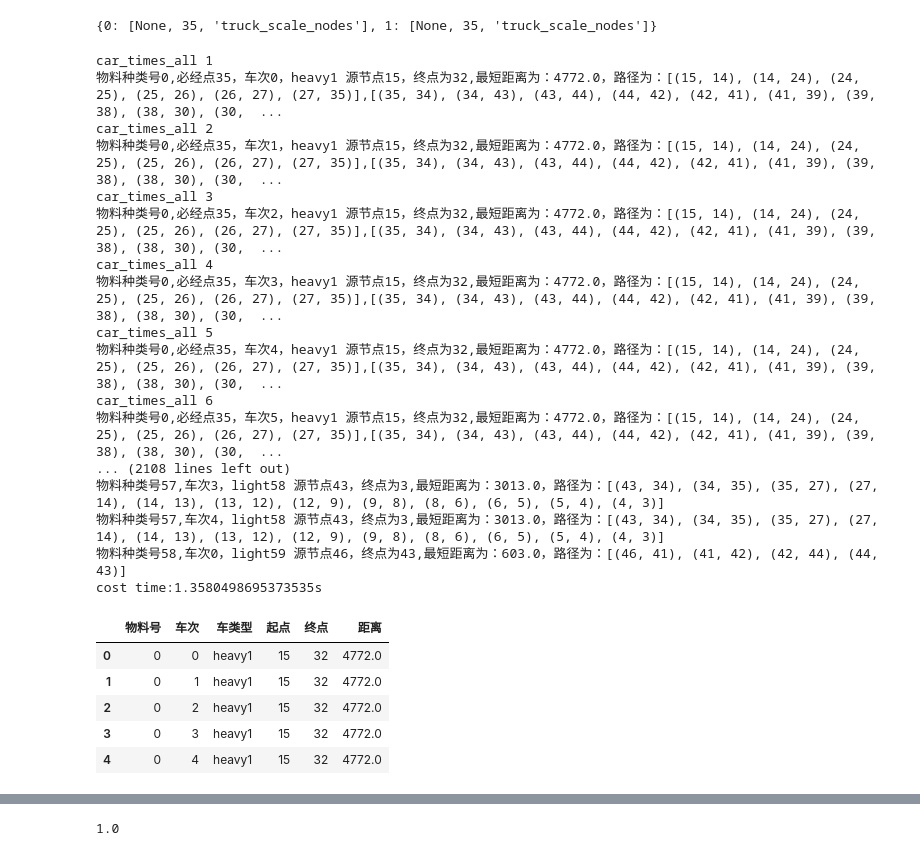
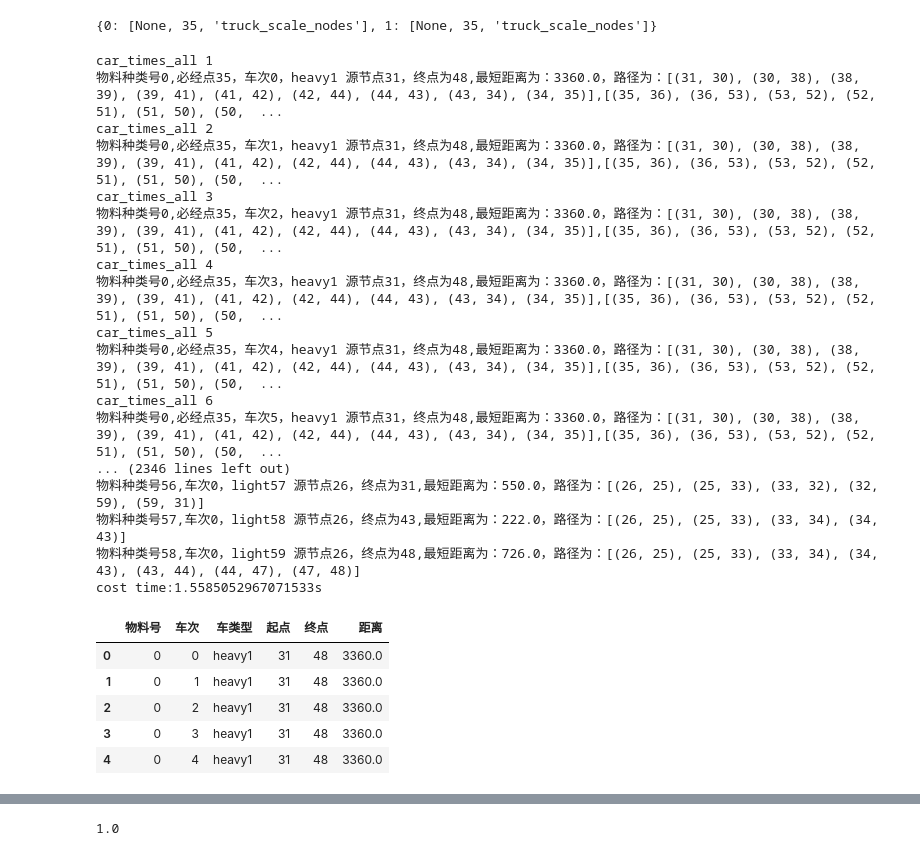
Before and after one commit to TSLNIHAOGIT/gene, a Jupyter notebook: model.ipynb, the cells around one changed output, grey strips where cells are left out. Drawn from its saved outputs; the diff is of its cells as text; code cells hidden in the pictures.

```diff
--- a/model.ipynb
+++ b/model.ipynb
@@ -56,3 +56,7 @@ kind_sheet['日运输量新']=kind_sheet['物质量']/350/kind_sheet['车次新'
+# %%
+kind_sheet.drop(columns=['日运输量新'],axis=1,inplace=True)
+# %%
+kind_sheet=kind_sheet.sort_values(by='物质量',ascending=False)
 # %%
 kind_sheet.head(20)
 # %% [output]
@@ -104,7 +108,7 @@ d2=kind_sheet['空车终点']
 E=kind_sheet['车辆折算系数']
 # Q=kind_sheet['日运输量新']
 
-Q=kind_sheet['日运输量']*10000
+Q=kind_sheet['日运输量']
 cap=kind_sheet['运输车辆的最大装载量']
 # %%
 # kind=kind_sheet['A'][1:]
@@ -130,8 +134,8 @@ Name: 日运输量, dtype: float64
 #暂时设定为10车次
 # kind_sheet['车次']=3
 # %%
-Amounts1=kind_sheet['车次新']
-Amounts2=kind_sheet['车次新']
+Amounts1=kind_sheet['车次']
+Amounts2=kind_sheet['车次']
 # %%
 Amounts1.head()
 # %% [output]
@@ -899,9 +924,10 @@ for car_type,start_end_tuple_list in all_car_se.items():
                     path_2,dd2=get_limited_shortest_path(index,car_times,start_end_tuple_2,car_type)
                     if isinstance(path_1,list) and isinstance(path_2,list):
                         print('物料种类号{},必经点{}，车次{}，{}{} 源节点{}，终点为{},最短距离为：{}，路径为：{},{}'.format(index,pass_node,car_times,car_type,index+1,s,e,dd1+dd2,path_1,path_2))
+                        all_datas.append([index,car_times,'{}{}'.format(car_type,index+1),s,e,dd1+dd2])
                     else:
-                        print('无解：物料种类号{},必经点{}，车次{}，{}{} 源节点{}，终点为{},最短距离为：{}，路径为：{},{}'.format(index,pass_node,car_times,car_type,index+1,s,e,dd1+dd2,path_1,path_2))
-                    all_datas.append([index,car_times,'{}{}'.format(car_type,index+1),s,e,dd1+dd2])
+                        print('无解：物料种类号{},必经点{}，车次{}，{}{} 源节点{}，终点为{},最短距离为：{}，路径为：{},{}'.format(index,pass_node,car_times,car_type,index+1,s,e,None,path_1,path_2))
+                        all_datas.append([index,car_times,'{}{}'.format(car_type,index+1),s,e,None])
                 else:
                      print('经过必经点无解')
 
@@ -916,49 +942,49 @@ for car_type,start_end_tuple_list in all_car_se.items():
         #              print('pathsssss',path)
                         print('物料种类号{},车次{}，{}{} 源节点{}，终点为{},最短距离为：{}，路径为：{}'.format(index,car_times,car_type,index+1,s,e,dd,path))
                     else:
                         print('无解：物料种类号{},车次{}，{}{} 源节点{}，终点为{},最短距离为：{}，路径为：{}'.format(index,car_times,car_type,index+1,s,e,dd,path))
 
                     all_datas.append([index,car_times,'{}{}'.format(car_type,index+1),s,e,dd])
         #         if index >1:
         #             break
         #     break
 
             #     break
 
 
         if material_info:
             G.add_edge(*material_info[1])
 
 
 print('cost time:{}s'.format(time.time()-start))
 all_df=pd.DataFrame(all_datas,columns=['物料号','车次','车类型','起点','终点','距离'])
 all_df.head()
 
 ##空车1
 # %% [output]
 car_times_all 1
-物料种类号0,必经点35，车次0，heavy1 源节点15，终点为32,最短距离为：4772.0，路径为：[(15, 14), (14, 24), (24, 25), (25, 26), (26, 27), (27, 35)],[(35, 34), (34, 43), (43, 44), (44, 42), (42, 41), (41, 39), (39, 38), (38, 30), (30,  ...
+物料种类号0,必经点35，车次0，heavy1 源节点31，终点为48,最短距离为：3360.0，路径为：[(31, 30), (30, 38), (38, 39), (39, 41), (41, 42), (42, 44), (44, 43), (43, 34), (34, 35)],[(35, 36), (36, 53), (53, 52), (52, 51), (51, 50), (50,  ...
 car_times_all 2
-物料种类号0,必经点35，车次1，heavy1 源节点15，终点为32,最短距离为：4772.0，路径为：[(15, 14), (14, 24), (24, 25), (25, 26), (26, 27), (27, 35)],[(35, 34), (34, 43), (43, 44), (44, 42), (42, 41), (41, 39), (39, 38), (38, 30), (30,  ...
+物料种类号0,必经点35，车次1，heavy1 源节点31，终点为48,最短距离为：3360.0，路径为：[(31, 30), (30, 38), (38, 39), (39, 41), (41, 42), (42, 44), (44, 43), (43, 34), (34, 35)],[(35, 36), (36, 53), (53, 52), (52, 51), (51, 50), (50,  ...
 car_times_all 3
-物料种类号0,必经点35，车次2，heavy1 源节点15，终点为32,最短距离为：4772.0，路径为：[(15, 14), (14, 24), (24, 25), (25, 26), (26, 27), (27, 35)],[(35, 34), (34, 43), (43, 44), (44, 42), (42, 41), (41, 39), (39, 38), (38, 30), (30,  ...
+物料种类号0,必经点35，车次2，heavy1 源节点31，终点为48,最短距离为：3360.0，路径为：[(31, 30), (30, 38), (38, 39), (39, 41), (41, 42), (42, 44), (44, 43), (43, 34), (34, 35)],[(35, 36), (36, 53), (53, 52), (52, 51), (51, 50), (50,  ...
 car_times_all 4
-物料种类号0,必经点35，车次3，heavy1 源节点15，终点为32,最短距离为：4772.0，路径为：[(15, 14), (14, 24), (24, 25), (25, 26), (26, 27), (27, 35)],[(35, 34), (34, 43), (43, 44), (44, 42), (42, 41), (41, 39), (39, 38), (38, 30), (30,  ...
+物料种类号0,必经点35，车次3，heavy1 源节点31，终点为48,最短距离为：3360.0，路径为：[(31, 30), (30, 38), (38, 39), (39, 41), (41, 42), (42, 44), (44, 43), (43, 34), (34, 35)],[(35, 36), (36, 53), (53, 52), (52, 51), (51, 50), (50,  ...
 car_times_all 5
-物料种类号0,必经点35，车次4，heavy1 源节点15，终点为32,最短距离为：4772.0，路径为：[(15, 14), (14, 24), (24, 25), (25, 26), (26, 27), (27, 35)],[(35, 34), (34, 43), (43, 44), (44, 42), (42, 41), (41, 39), (39, 38), (38, 30), (30,  ...
+物料种类号0,必经点35，车次4，heavy1 源节点31，终点为48,最短距离为：3360.0，路径为：[(31, 30), (30, 38), (38, 39), (39, 41), (41, 42), (42, 44), (44, 43), (43, 34), (34, 35)],[(35, 36), (36, 53), (53, 52), (52, 51), (51, 50), (50,  ...
 car_times_all 6
-物料种类号0,必经点35，车次5，heavy1 源节点15，终点为32,最短距离为：4772.0，路径为：[(15, 14), (14, 24), (24, 25), (25, 26), (26, 27), (27, 35)],[(35, 34), (34, 43), (43, 44), (44, 42), (42, 41), (41, 39), (39, 38), (38, 30), (30,  ...
-... (2108 lines left out)
-物料种类号57,车次3，light58 源节点43，终点为3,最短距离为：3013.0，路径为：[(43, 34), (34, 35), (35, 27), (27, 14), (14, 13), (13, 12), (12, 9), (9, 8), (8, 6), (6, 5), (5, 4), (4, 3)]
-物料种类号57,车次4，light58 源节点43，终点为3,最短距离为：3013.0，路径为：[(43, 34), (34, 35), (35, 27), (27, 14), (14, 13), (13, 12), (12, 9), (9, 8), (8, 6), (6, 5), (5, 4), (4, 3)]
-物料种类号58,车次0，light59 源节点46，终点为43,最短距离为：603.0，路径为：[(46, 41), (41, 42), (42, 44), (44, 43)]
-cost time:1.3580498695373535s
+物料种类号0,必经点35，车次5，heavy1 源节点31，终点为48,最短距离为：3360.0，路径为：[(31, 30), (30, 38), (38, 39), (39, 41), (41, 42), (42, 44), (44, 43), (43, 34), (34, 35)],[(35, 36), (36, 53), (53, 52), (52, 51), (51, 50), (50,  ...
+... (2346 lines left out)
+物料种类号56,车次0，light57 源节点26，终点为31,最短距离为：550.0，路径为：[(26, 25), (25, 33), (33, 32), (32, 59), (59, 31)]
+物料种类号57,车次0，light58 源节点26，终点为43,最短距离为：222.0，路径为：[(26, 25), (25, 33), (33, 34), (34, 43)]
+物料种类号58,车次0，light59 源节点26，终点为48,最短距离为：726.0，路径为：[(26, 25), (25, 33), (33, 34), (34, 43), (43, 44), (44, 47), (47, 48)]
+cost time:1.5585052967071533s
 |  | 物料号 | 车次 | 车类型 | 起点 | 终点 | 距离 |
-| 0 | 0 | 0 | heavy1 | 15 | 32 | 4772.0 |
-| 1 | 0 | 1 | heavy1 | 15 | 32 | 4772.0 |
-| 2 | 0 | 2 | heavy1 | 15 | 32 | 4772.0 |
-| 3 | 0 | 3 | heavy1 | 15 | 32 | 4772.0 |
-| 4 | 0 | 4 | heavy1 | 15 | 32 | 4772.0 |
+| 0 | 0 | 0 | heavy1 | 31 | 48 | 3360.0 |
+| 1 | 0 | 1 | heavy1 | 31 | 48 | 3360.0 |
+| 2 | 0 | 2 | heavy1 | 31 | 48 | 3360.0 |
+| 3 | 0 | 3 | heavy1 | 31 | 48 | 3360.0 |
+| 4 | 0 | 4 | heavy1 | 31 | 48 | 3360.0 |
 # %%
 car_times_all
 # %% [output]
```
Also changed, not shown: parts of 29 cells of this notebook, 2 other files.
